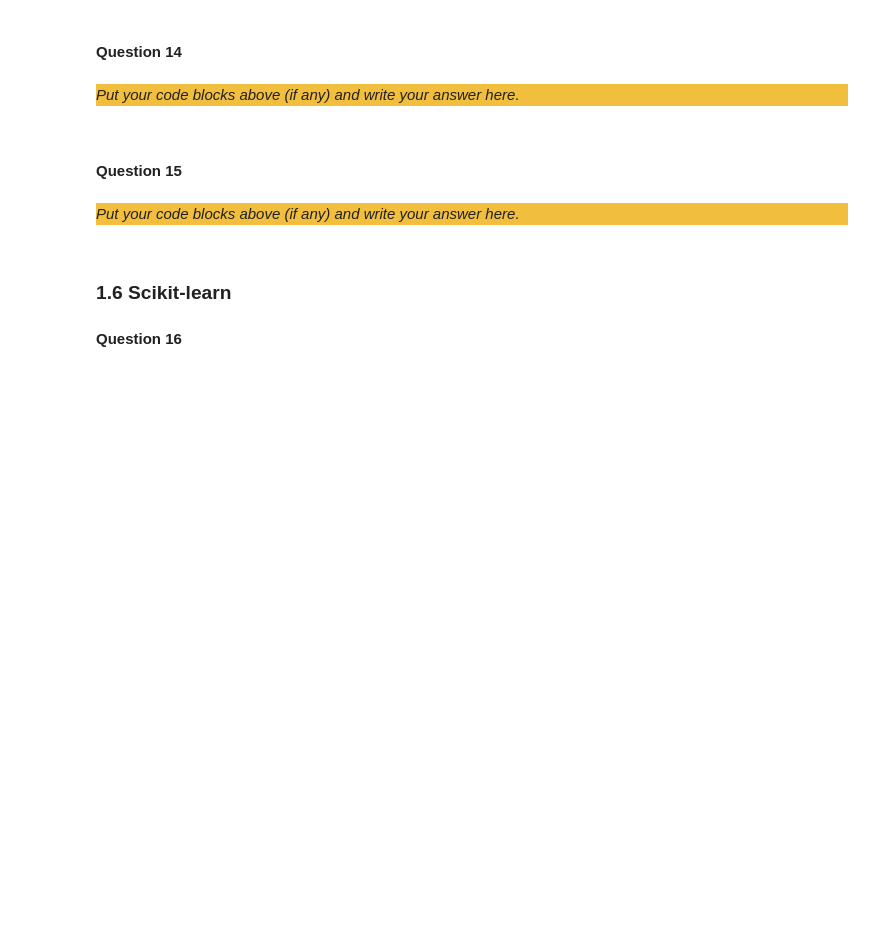
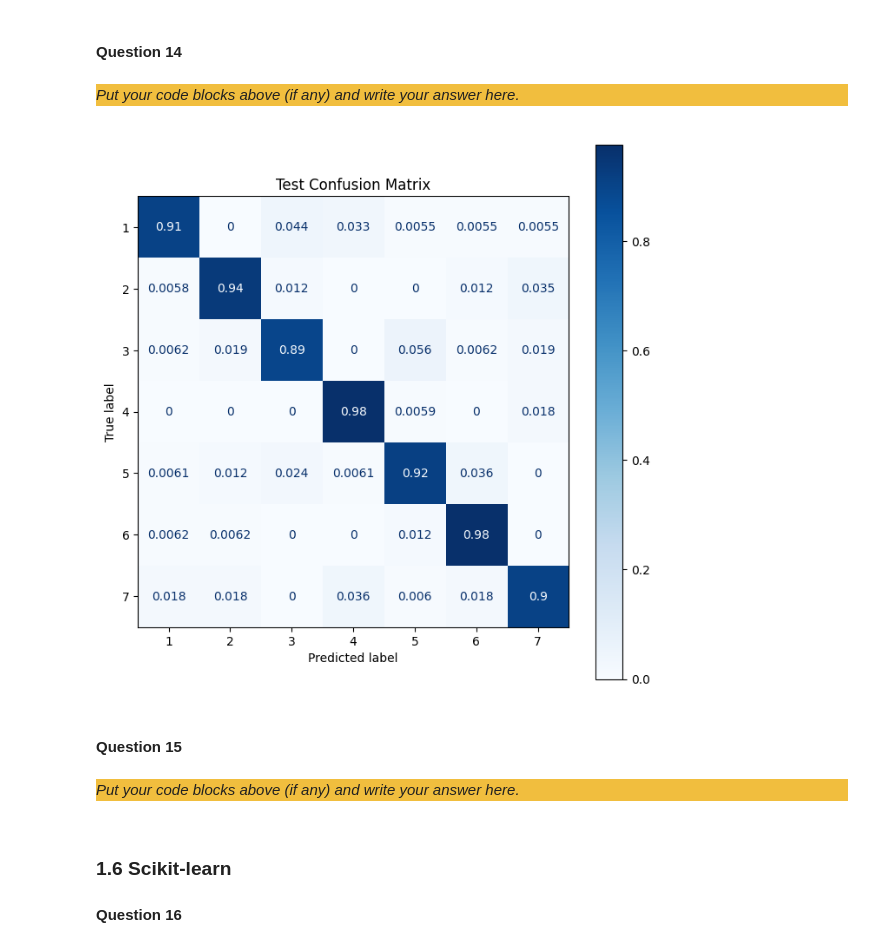
Before and after one commit to zain1290/Artificial-Neural-Network, a Jupyter notebook: src/Main.ipynb, the cells around one changed output. Cells and saved outputs as stored; diff of their text form; code cells hidden in the pictures; blank space fills up the shorter version.

```diff
--- a/src/Main.ipynb
+++ b/src/Main.ipynb
@@ -534,6 +699,23 @@ _Put your code blocks above (if any) and write your answer here._
 _Put your code blocks above (if any) and write your answer here._
 
 </div>
+# %%
+from sklearn.metrics import ConfusionMatrixDisplay
+
+figure = plt.figure(figsize=(8,8))
+ax = figure.add_subplot()
+disp = ConfusionMatrixDisplay.from_predictions(
+    y_test,
+    np.argmax(p.forward(X_test), axis=1),
+    display_labels=np.arange(1, 8),
+    cmap=plt.cm.Blues,
+    normalize="true",
+    ax=ax
+)
+disp.ax_.set_title("Test Confusion Matrix")
+plt.show()
+# %% [output]
+[figure, added]
 # %% [markdown]
 #### Question 15
 # %% [markdown]
```
Also changed, not shown: parts of 14 cells of this notebook, 2 other files.
